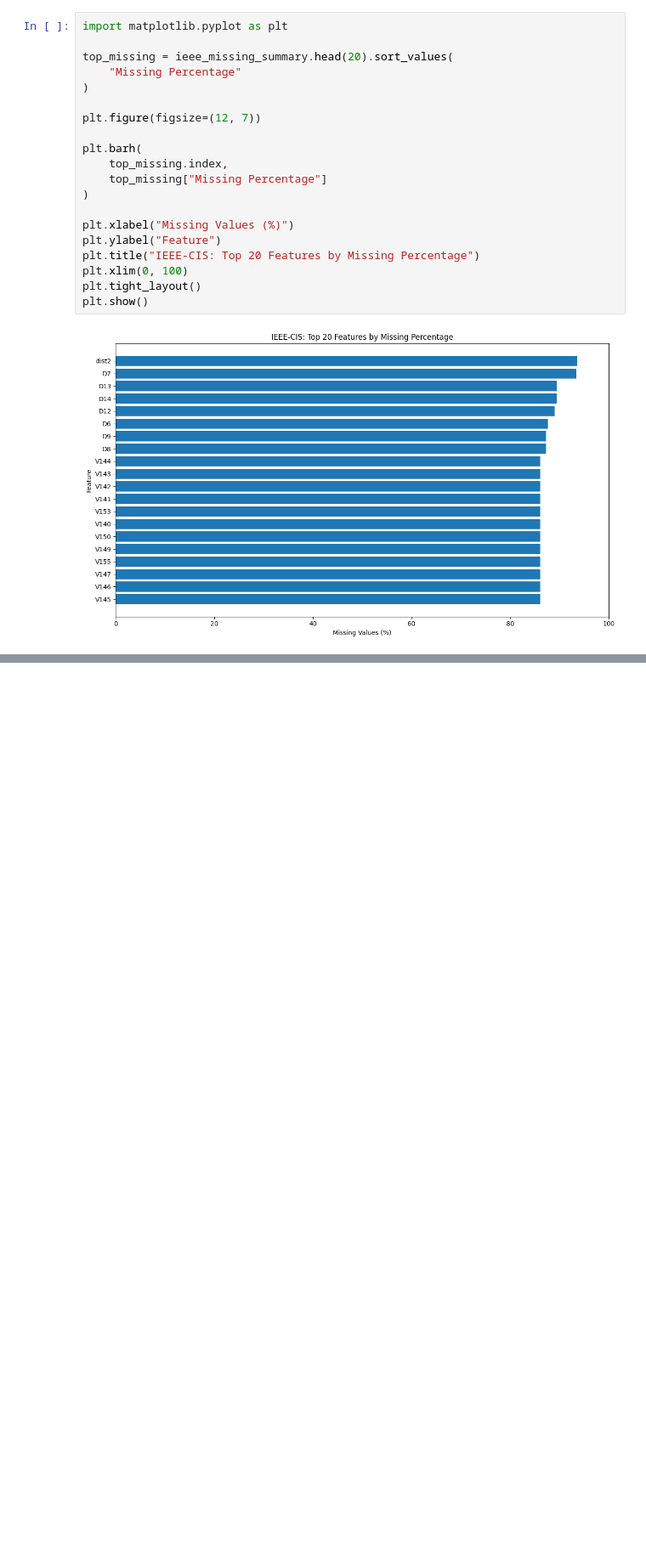
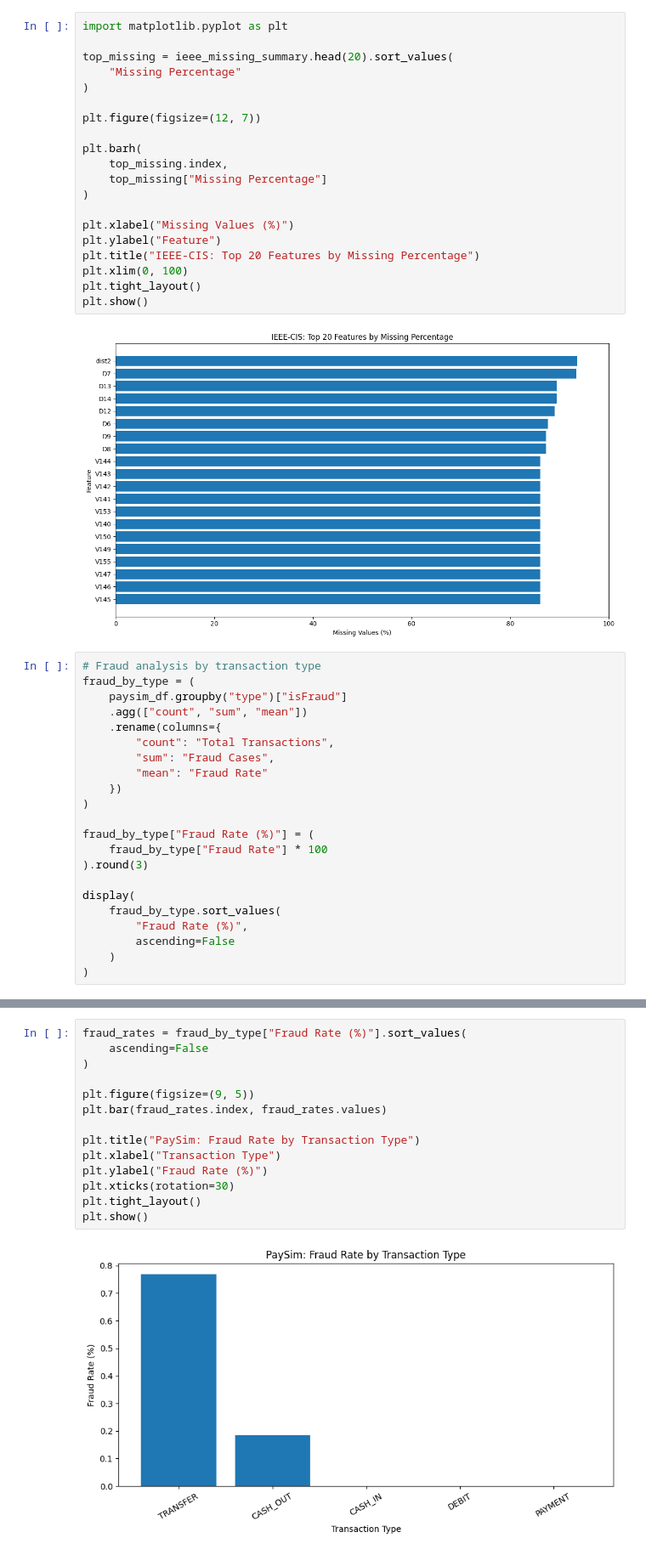
Before and after one commit to chawlaniharika23/Fraud_Detection_Research, a Jupyter notebook: notebooks/01_data_exploration.ipynb, the cells around one changed output, grey strips where cells are left out. Shown at 85% size. Cells and saved outputs as stored; diff of their text form; blank space fills up the shorter version.

```diff
--- a/notebooks/01_data_exploration.ipynb
+++ b/notebooks/01_data_exploration.ipynb
@@ -377,3 +377,25 @@ plt.tight_layout()
 plt.show()
 # %% [output]
 [figure]
+# %%
+# Fraud analysis by transaction type
+fraud_by_type = (
+    paysim_df.groupby("type")["isFraud"]
+    .agg(["count", "sum", "mean"])
+    .rename(columns={
+        "count": "Total Transactions",
+        "sum": "Fraud Cases",
+        "mean": "Fraud Rate"
+    })
+)
+
+fraud_by_type["Fraud Rate (%)"] = (
+    fraud_by_type["Fraud Rate"] * 100
+).round(3)
+
+display(
+    fraud_by_type.sort_values(
+        "Fraud Rate (%)",
+        ascending=False
+    )
+)
@@ -379,0 +410,16 @@ plt.show()
+# %%
+fraud_rates = fraud_by_type["Fraud Rate (%)"].sort_values(
+    ascending=False
+)
+
+plt.figure(figsize=(9, 5))
+plt.bar(fraud_rates.index, fraud_rates.values)
+
+plt.title("PaySim: Fraud Rate by Transaction Type")
+plt.xlabel("Transaction Type")
+plt.ylabel("Fraud Rate (%)")
+plt.xticks(rotation=30)
+plt.tight_layout()
+plt.show()
+# %% [output]
+[figure, added]
```
Also changed, not shown: parts of 11 cells of this notebook.
